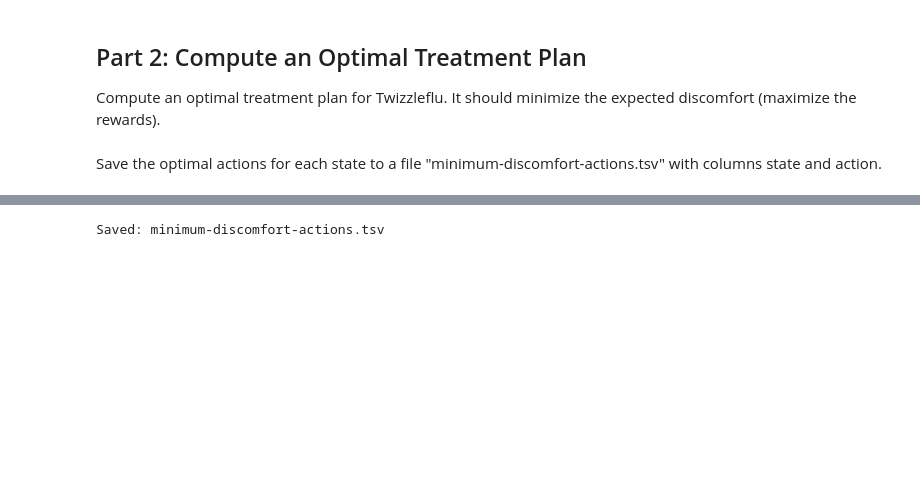
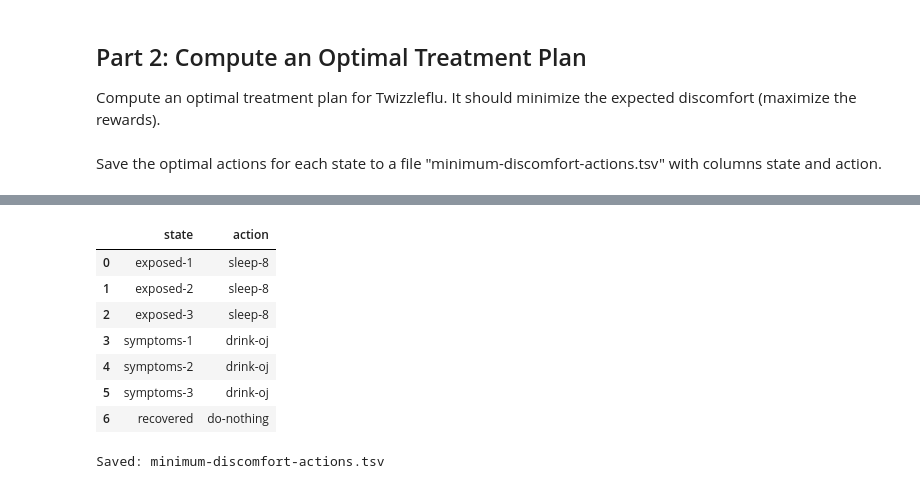
Before and after one commit to auwineza/Mod8-Week6, a Jupyter notebook: OMDS-Mod8-Week6-Uwineza-Annick.ipynb, the cells around one changed output, grey strips where cells are left out. Saved outputs shown, nothing was run; the diff lists cells and outputs as text; code cells hidden in the pictures; blank space fills up the shorter version.

```diff
--- a/OMDS-Mod8-Week6-Uwineza-Annick.ipynb
+++ b/OMDS-Mod8-Week6-Uwineza-Annick.ipynb
@@ -166,3 +131,65 @@ Saved: minimum-discomfort-actions.tsv
+# %%
+# YOUR CHANGES HERE
+
+import pandas as pd
+import numpy as np
+
+transitions = pd.read_csv("twizzleflu-transitions.tsv", sep="\t")
+rewards = pd.read_csv("twizzleflu-rewards.tsv", sep="\t")
+
+states = list(pd.unique(transitions["state"]))      # keep file order
+actions = list(pd.unique(transitions["action"]))    # keep file order
+
+s_idx = {s:i for i,s in enumerate(states)}
+a_idx = {a:i for i,a in enumerate(actions)}
+
+S, A = len(states), len(actions)
+
+# P[a, s, s2]
+P = np.zeros((A, S, S), dtype=float)
+for _, row in transitions.iterrows():
+    a = a_idx[row["action"]]
+    s = s_idx[row["state"]]
+    s2 = s_idx[row["next_state"]]
+    P[a, s, s2] += float(row["probability"])
+
+# R[a, s]  (reward is for CURRENT state)
+R = np.zeros((A, S), dtype=float)
+for _, row in rewards.iterrows():
+    a = a_idx[row["action"]]
+    s = s_idx[row["state"]]
+    R[a, s] = float(row["reward"])
+
+# Value Iteration
+gamma = 0.99
+theta = 1e-12
+max_iter = 100000
+
+V = np.zeros(S, dtype=float)
+for _ in range(max_iter):
+    V_old = V.copy()
+    Q = R + gamma * np.einsum("ast,t->as", P, V_old)   # <-- FIXED einsum
+    V = np.max(Q, axis=0)
+    if np.max(np.abs(V - V_old)) < theta:
+        break
+
+pi = np.argmax(R + gamma * np.einsum("ast,t->as", P, V), axis=0)
+
+df_actions = pd.DataFrame({
+    "state": states,
+    "action": [actions[a] for a in pi]
+})
+
+df_actions
+# %% [output]
+|  | state | action |
+| 0 | exposed-1 | sleep-8 |
+| 1 | exposed-2 | sleep-8 |
+| 2 | exposed-3 | sleep-8 |
+| 3 | symptoms-1 | drink-oj |
+| 4 | symptoms-2 | drink-oj |
+| 5 | symptoms-3 | drink-oj |
+| 6 | recovered | do-nothing |
 # %%
 # YOUR CHANGES HERE
 
```
Also changed, not shown: parts of 4 cells of this notebook, 3 other files.
